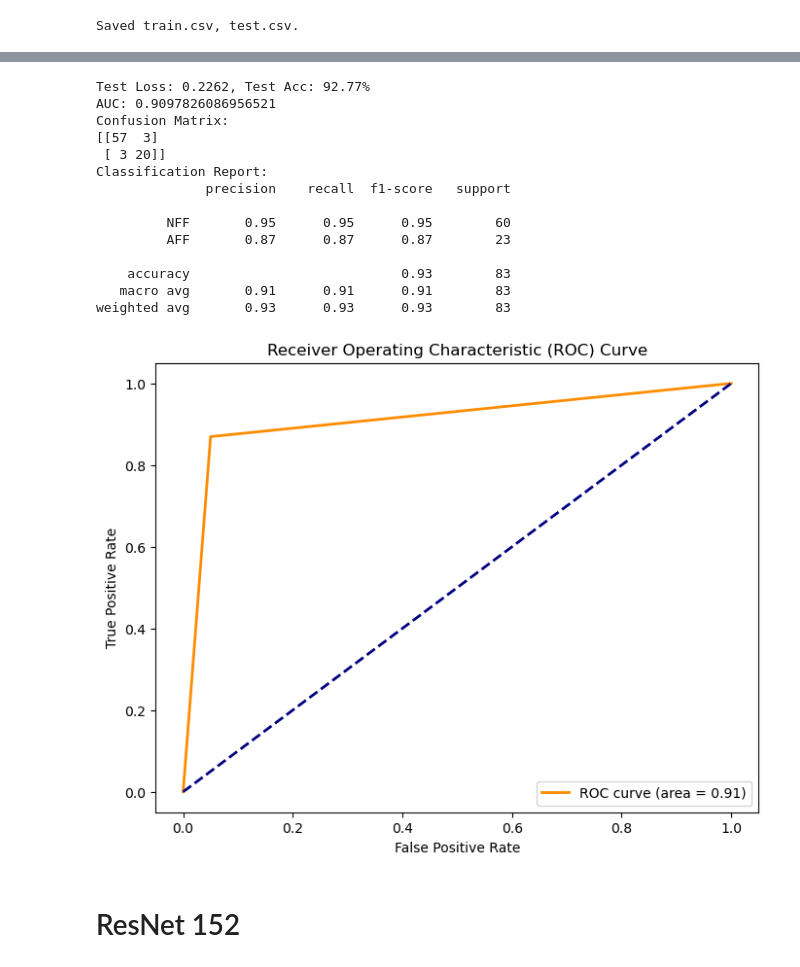
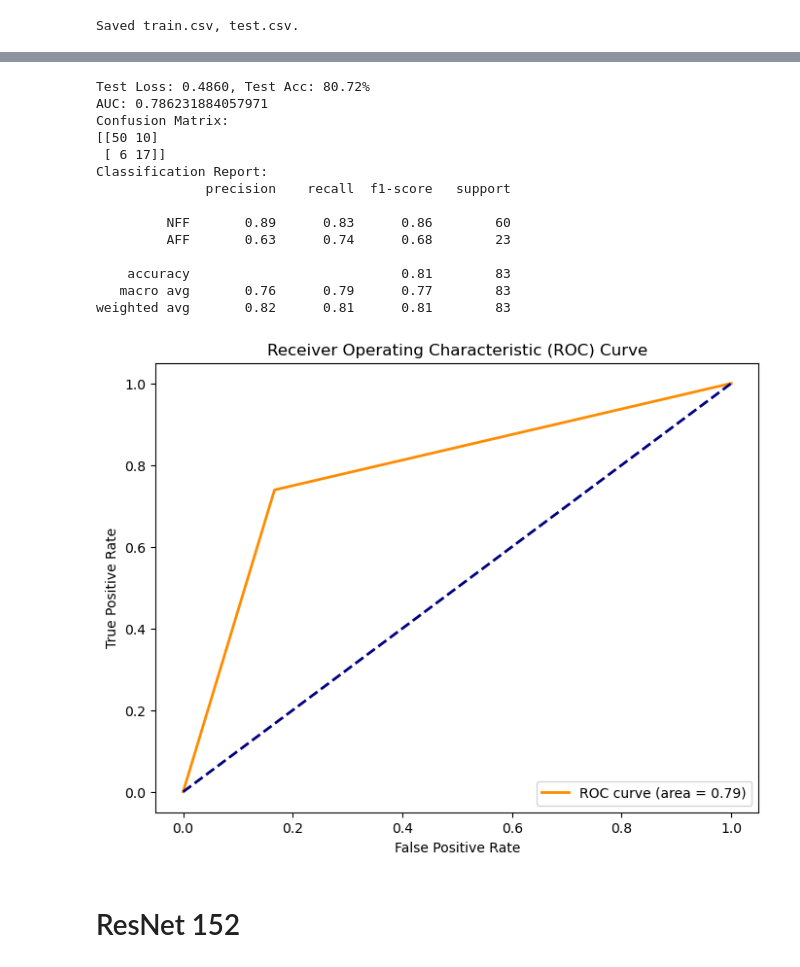
Before and after one commit to honzh073/FL, a Jupyter notebook: code/3_single_hospital/3_1_crossvalidation.ipynb, the cells around one changed output, grey strips where cells are left out. Cells and saved outputs as stored; diff of their text form; code cells hidden in the pictures.

```diff
--- a/code/3_single_hospital/3_1_crossvalidation.ipynb
+++ b/code/3_single_hospital/3_1_crossvalidation.ipynb
@@ -275,7 +275,7 @@ class CustomDataset(Dataset):
 
 # Define your image transformations for training and testing
 train_transform = transforms.Compose([
-    transforms.RandomRotation(degrees=20),
+    transforms.RandomRotation(degrees=10),
     transforms.RandomHorizontalFlip(),
     transforms.RandomVerticalFlip(),
     transforms.RandomResizedCrop(256, scale=(0.8, 1.0)),
@@ -379,7 +379,7 @@ for fold, (train_idx, val_idx) in enumerate(kf.split(range(len(train_dataset)),
     val_loader = DataLoader(train_dataset, batch_size=16, sampler=val_sampler)
 
     # Training loop
-    num_epochs = 20  # Choose the number of epochs
+    num_epochs = 30  # Choose the number of epochs
 
     # Loss, ACC
     train_losses = []
@@ -558,22 +528,22 @@ Epoch 20/20, train Loss: 0.0155, val Loss: 0.0133, train ACC: 100.00%, Val ACC:
 # %%
 # Resnet 101
-test_model(model=model, test_dataset=test_dataset, batch_size=16)
+test_model(model=model, test_dataset=test_dataset, batch_size=32)
 # %% [output]
-Test Loss: 0.2262, Test Acc: 92.77%
-AUC: 0.9097826086956521
+Test Loss: 0.4860, Test Acc: 80.72%
+AUC: 0.786231884057971
 Confusion Matrix:
-[[57  3]
- [ 3 20]]
+[[50 10]
+ [ 6 17]]
 Classification Report:
               precision    recall  f1-score   support
 
-         NFF       0.95      0.95      0.95        60
-         AFF       0.87      0.87      0.87        23
+         NFF       0.89      0.83      0.86        60
+         AFF       0.63      0.74      0.68        23
 
-    accuracy                           0.93        83
-   macro avg       0.91      0.91      0.91        83
-weighted avg       0.93      0.93      0.93        83
+    accuracy                           0.81        83
+   macro avg       0.76      0.79      0.77        83
+weighted avg       0.82      0.81      0.81        83
-[figure, old version]
+[figure, new version]
 # %% [markdown]
 # ResNet 152
 # %%
```
Also changed, not shown: parts of 5 cells of this notebook, 6 other files.
